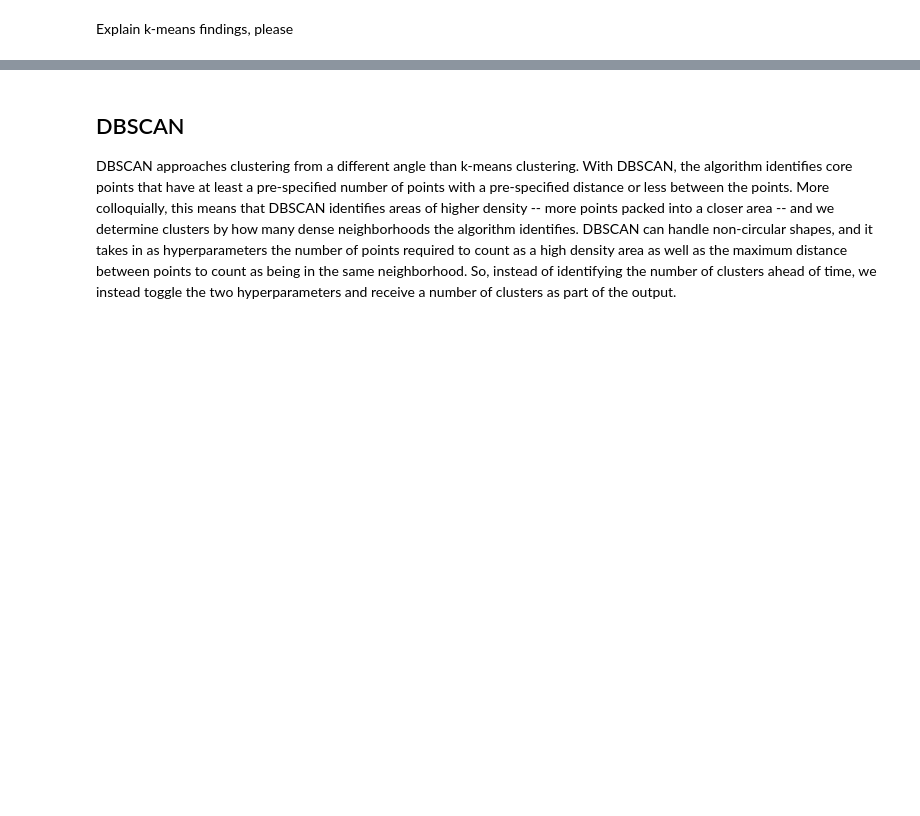
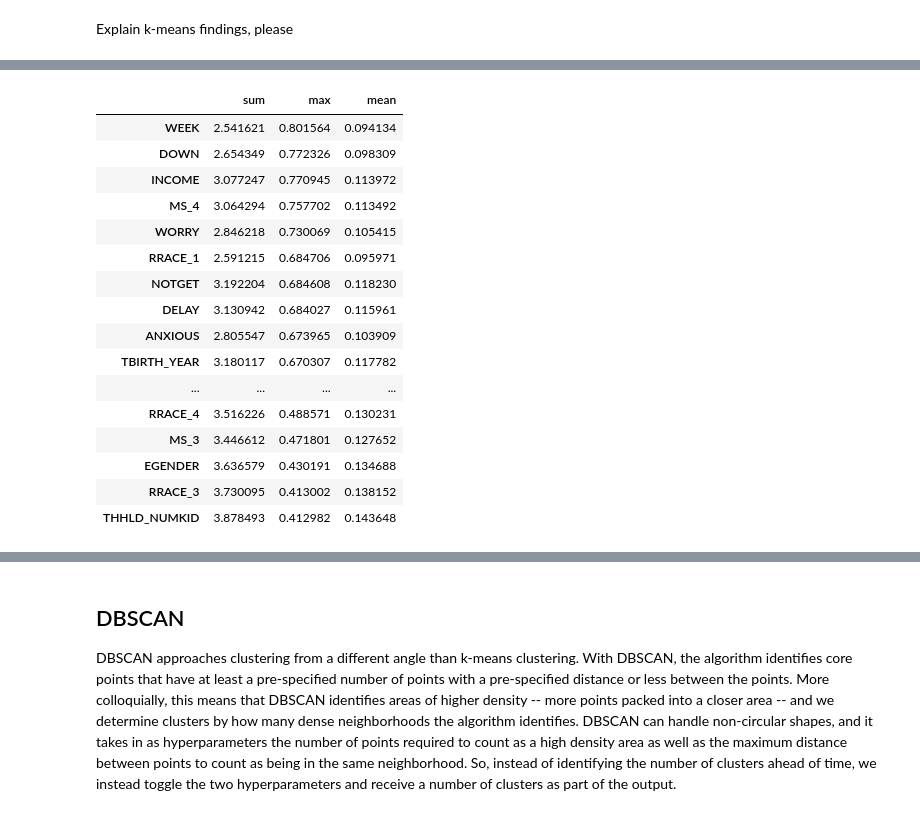
Before and after one commit to jhleakakos/msds-unsupervised-learning-final, a Jupyter notebook: even_more_surveys.ipynb, the cells around one changed output, grey strips where cells are left out. Drawn from its saved outputs; the diff is of its cells as text; code cells hidden in the pictures; blank space fills up the shorter version.

```diff
--- a/even_more_surveys.ipynb
+++ b/even_more_surveys.ipynb
@@ -1286,0 +1344,20 @@ Explain k-means findings, please
+# %%
+df_feature_importance.sort_values('max', ascending=False)
+# %% [output]
+|  | sum | max | mean |
+| WEEK | 2.541621 | 0.801564 | 0.094134 |
+| DOWN | 2.654349 | 0.772326 | 0.098309 |
+| INCOME | 3.077247 | 0.770945 | 0.113972 |
+| MS_4 | 3.064294 | 0.757702 | 0.113492 |
+| WORRY | 2.846218 | 0.730069 | 0.105415 |
+| RRACE_1 | 2.591215 | 0.684706 | 0.095971 |
+| NOTGET | 3.192204 | 0.684608 | 0.118230 |
+| DELAY | 3.130942 | 0.684027 | 0.115961 |
+| ANXIOUS | 2.805547 | 0.673965 | 0.103909 |
+| TBIRTH_YEAR | 3.180117 | 0.670307 | 0.117782 |
+| ... | ... | ... | ... |
+| RRACE_4 | 3.516226 | 0.488571 | 0.130231 |
+| MS_3 | 3.446612 | 0.471801 | 0.127652 |
+| EGENDER | 3.636579 | 0.430191 | 0.134688 |
+| RRACE_3 | 3.730095 | 0.413002 | 0.138152 |
+| THHLD_NUMKID | 3.878493 | 0.412982 | 0.143648 |
```
Also changed, not shown: parts of 16 cells of this notebook.
